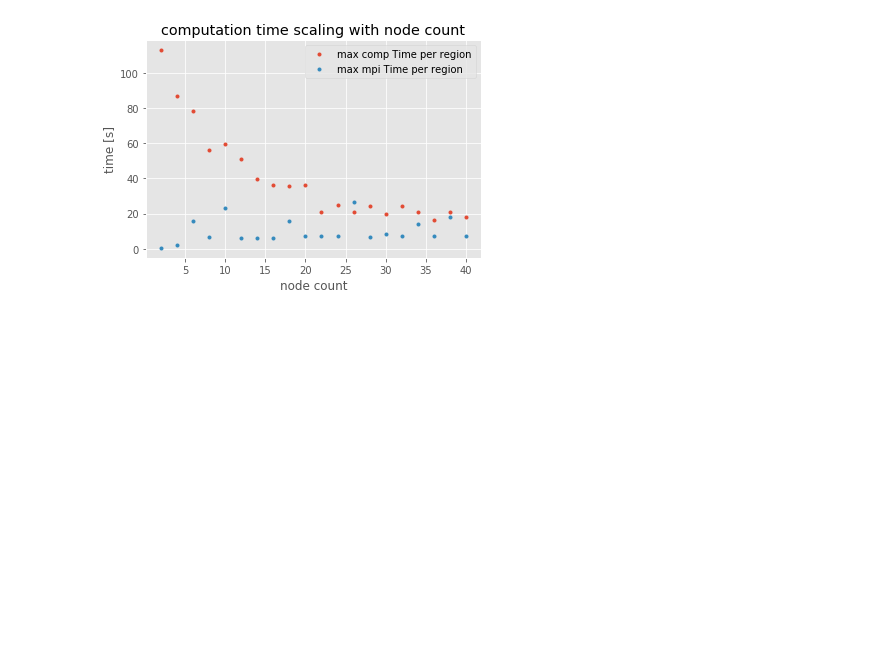
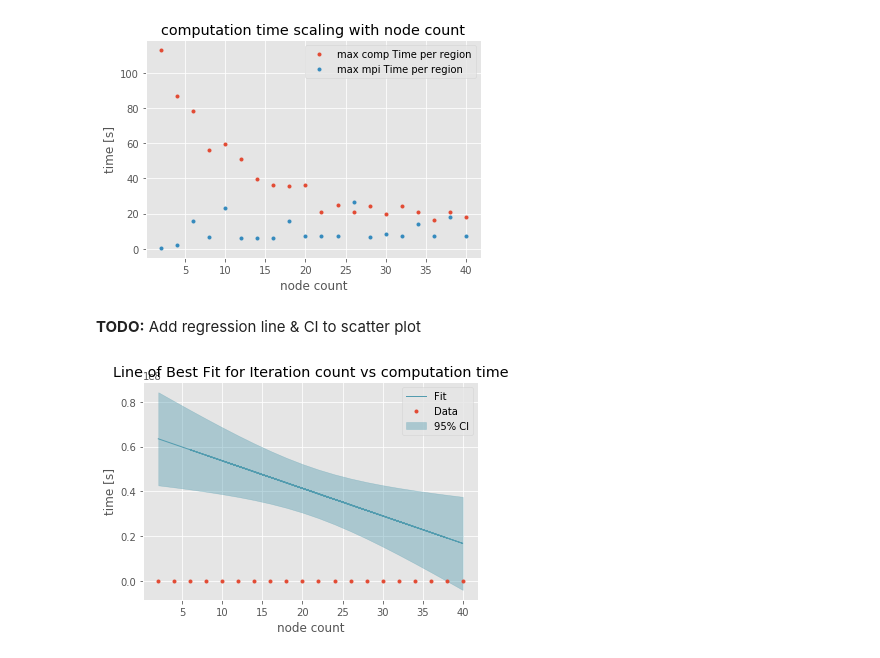
Before and after one commit to eragp/mandelbrot, a Jupyter notebook: eval/scalingGraph/scaling_graph.ipynb, the cells around one changed output. Drawn from its saved outputs; the diff is of its cells as text; code cells hidden in the pictures; blank space fills up the shorter version.

```diff
--- a/eval/scalingGraph/scaling_graph.ipynb
+++ b/eval/scalingGraph/scaling_graph.ipynb
@@ -58,3 +59,63 @@ host.grid(True)
 plt.show()
 # %% [output]
 [figure]
+# %% [markdown]
+**TODO:** Add regression line & CI to scatter plot
+# %%
+import statsmodels.api as sm
+from statsmodels.stats.outliers_influence import summary_table
+import pandas as pd
+cpTsorted,_ , nodeCntsorted = zip(*sorted(timings, key=lambda x: x[1]))
+cpTsorted = np.asarray(cpTsorted) / 1e6
+
+x = sm.add_constant(nodeCntsorted)
+y = cpT
+regr = sm.OLS(y, x)
+res = regr.fit()
+# Get fitted values from model to plot
+st, data, ss2 = summary_table(res, alpha=0.05)
+fitted_values = data[:,2]
+
+# Get the confidence intervals of the model
+predict_mean_ci_low, predict_mean_ci_upp = data[:,4:6].T
+
+# Data for regions where we want to shade to indicate the intervals has
+# to be sorted by the x axis to display correctly
+CI_df = pd.DataFrame(columns = ['x_data', 'low_CI', 'upper_CI'])
+CI_df['x_data'] = nodeCntsorted
+CI_df['low_CI'] = predict_mean_ci_low
+CI_df['upper_CI'] = predict_mean_ci_upp
+CI_df.sort_values('x_data', inplace = True)
+
+# Define a function for the line plot with intervals
+def lineplotCI(x_data, y_data, sorted_x, low_CI, upper_CI, x_label, y_label, title):
+    # Create the plot object
+    _, ax = plt.subplots()
+
+    # regression line
+    ax.plot(x_data, y_data, lw = 1, color = '#539caf', label = 'Fit')
+    # Shade the confidence interval
+    ax.fill_between(sorted_x, low_CI, upper_CI, color = '#539caf', alpha = 0.4, label = '95% CI')
+
+    # scatter plot
+    ax.plot(x_data, cpTsorted, lw=0, label = 'Data', marker='.')
+
+    # Label the axes and provide a title
+    ax.set_title(title)
+    ax.set_xlabel(x_label)
+    ax.set_ylabel(y_label)
+    # Display legend
+    ax.legend(loc = 'best')
+    return ax
+
+# Call the function to create plot
+ax = lineplotCI(x_data = nodeCntsorted
+           , y_data = fitted_values
+           , sorted_x = CI_df['x_data']
+           , low_CI = CI_df['low_CI']
+           , upper_CI = CI_df['upper_CI']
+           , x_label = 'node count'
+           , y_label = 'time [s]'
+           , title = 'Line of Best Fit for Iteration count vs computation time')
+# %% [output]
+[figure, added]
```
Also changed, not shown: parts of 1 cell of this notebook, 6 other files.
